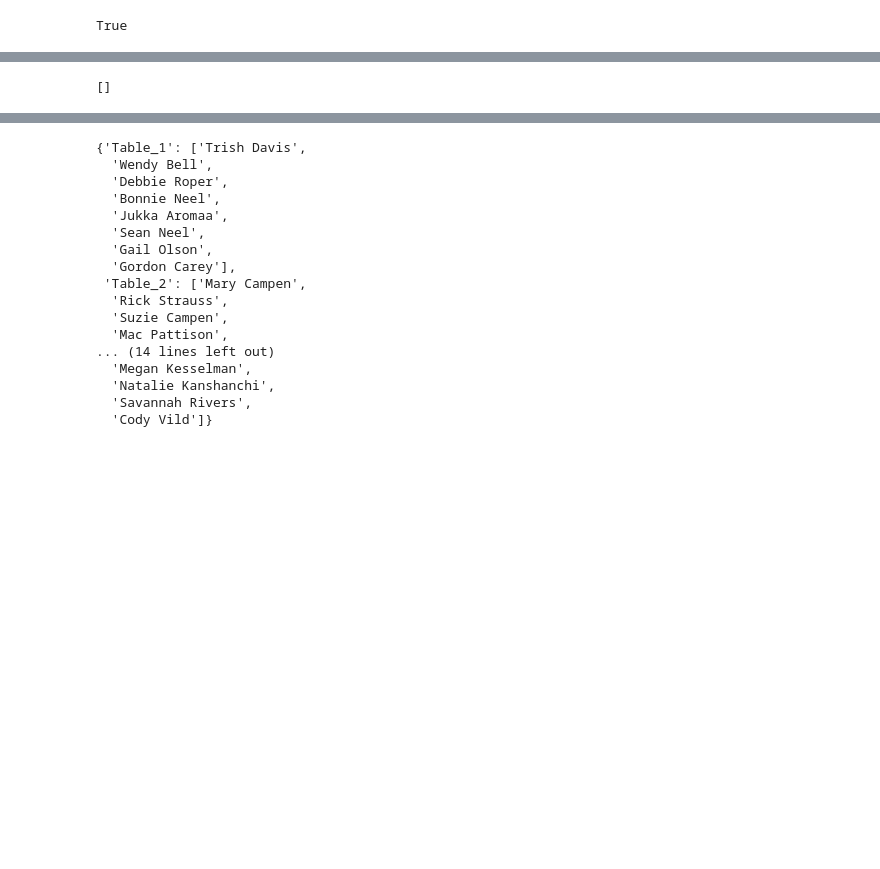
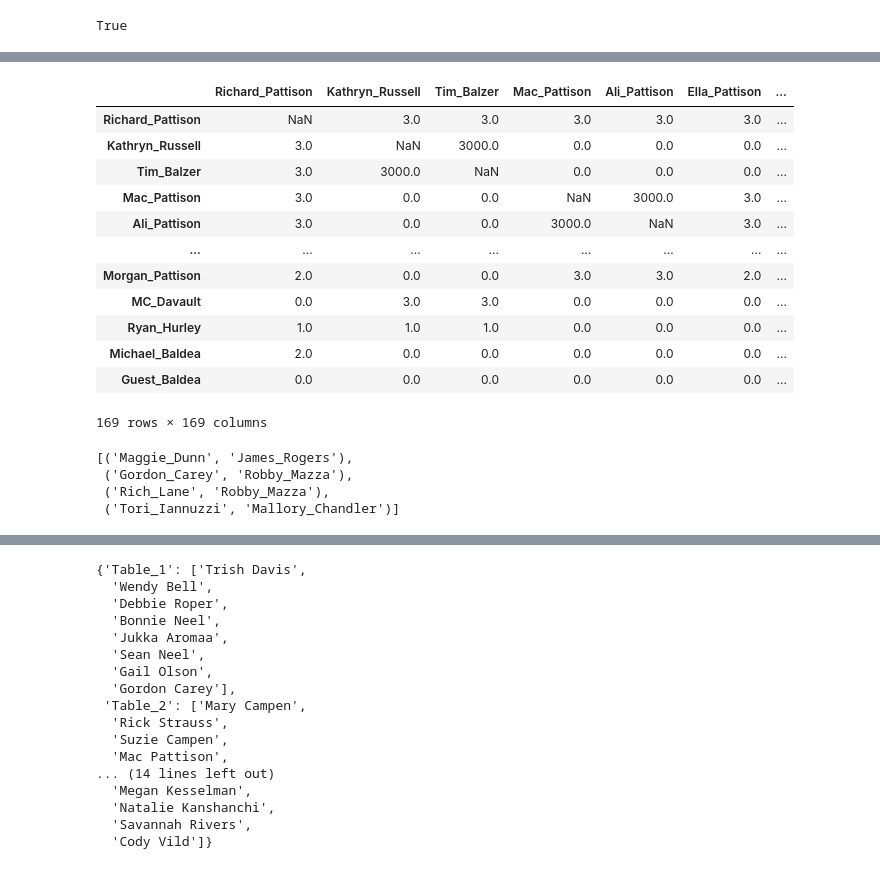
Before and after one commit to firstprinciples/wedding_prep, a Jupyter notebook: apeelx_wedding_prep/analyses/seating_optimization.ipynb, the cells around one changed output, grey strips where cells are left out. Drawn from its saved outputs; the diff is of its cells as text; code cells hidden in the pictures; blank space fills up the shorter version.

```diff
--- a/apeelx_wedding_prep/analyses/seating_optimization.ipynb
+++ b/apeelx_wedding_prep/analyses/seating_optimization.ipynb
@@ -67,8 +67,9 @@ plt.show()
 # %%
-guest_list = np.random.choice(guest_list, size=30, replace=False)
+# guest_list = np.random.choice(guest_list, size=150, replace=False)
 # %%
 guests_per_table = 8
-age_difference_penalty = 0.01
-must_sit_together_score = 100
+age_difference_penalty = 0.1
+must_sit_together_score = 1000
+age_diff_zero = 5
 # %%
 tables = {
@@ -87,12 +86,32 @@ for i, g in enumerate(guest_list):
 
         if constraint_mtx.loc[g, gp] == 1:
             relationship_mtx.loc[g, gp] *= must_sit_together_score
+            relationship_mtx.loc[gp, g] *= must_sit_together_score
         elif constraint_mtx.loc[g, gp] == -1:
             not_seated_together_list.append(('_'.join(g.split(' ')), '_'.join(gp.split(' '))))
+# %%
+relationship_mtx
+# %% [output]
+|  | Richard_Pattison | Kathryn_Russell | Tim_Balzer | Mac_Pattison | Ali_Pattison | Ella_Pattison | ... |
+| Richard_Pattison | NaN | 3.0 | 3.0 | 3.0 | 3.0 | 3.0 | ... |
+| Kathryn_Russell | 3.0 | NaN | 3000.0 | 0.0 | 0.0 | 0.0 | ... |
+| Tim_Balzer | 3.0 | 3000.0 | NaN | 0.0 | 0.0 | 0.0 | ... |
+| Mac_Pattison | 3.0 | 0.0 | 0.0 | NaN | 3000.0 | 3.0 | ... |
+| Ali_Pattison | 3.0 | 0.0 | 0.0 | 3000.0 | NaN | 3.0 | ... |
+| ... | ... | ... | ... | ... | ... | ... | ... |
+| Morgan_Pattison | 2.0 | 0.0 | 0.0 | 3.0 | 3.0 | 2.0 | ... |
+| MC_Davault | 0.0 | 3.0 | 3.0 | 0.0 | 0.0 | 0.0 | ... |
+| Ryan_Hurley | 1.0 | 1.0 | 1.0 | 0.0 | 0.0 | 0.0 | ... |
+| Michael_Baldea | 2.0 | 0.0 | 0.0 | 0.0 | 0.0 | 0.0 | ... |
+| Guest_Baldea | 0.0 | 0.0 | 0.0 | 0.0 | 0.0 | 0.0 | ... |
+169 rows × 169 columns
 # %%
 not_seated_together_list
 # %% [output]
-[]
+[('Maggie_Dunn', 'James_Rogers'),
+ ('Gordon_Carey', 'Robby_Mazza'),
+ ('Rich_Lane', 'Robby_Mazza'),
+ ('Tori_Iannuzzi', 'Mallory_Chandler')]
 # %%
 seating_model.setObjective(
     quicksum(
```
Also changed, not shown: parts of 23 cells of this notebook, 12 other files.
